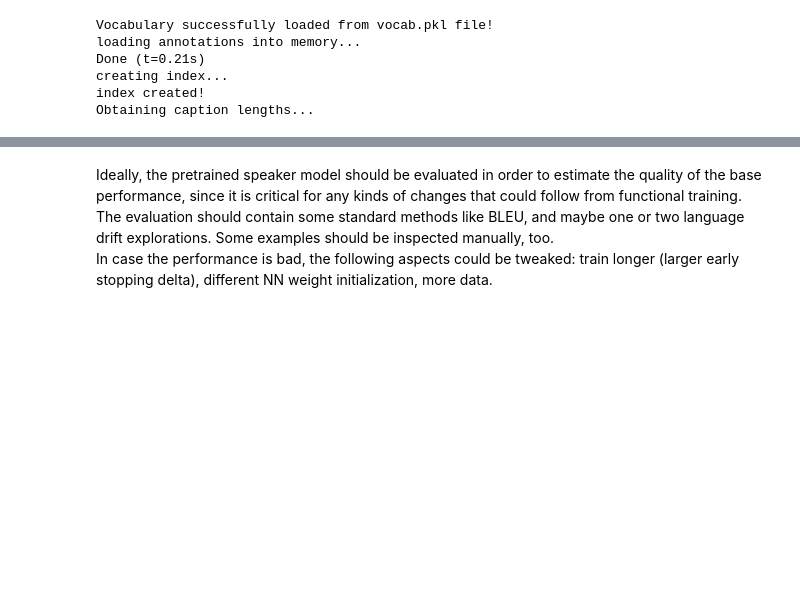
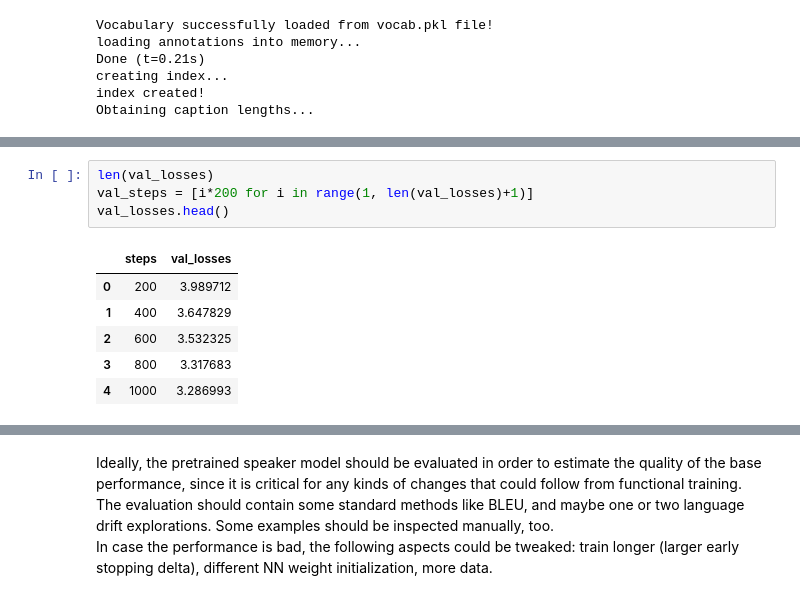
Before and after one commit to polina-tsvilodub/mSc-thesis, a Jupyter notebook: code/src/notebooks/baseline_exploration.ipynb, the cells around one changed output, grey strips where cells are left out. Drawn from its saved outputs; the diff is of its cells as text; blank space fills up the shorter version.

```diff
--- a/code/src/notebooks/baseline_exploration.ipynb
+++ b/code/src/notebooks/baseline_exploration.ipynb
@@ -1441,0 +1462,11 @@ example sentence:
+# %%
+len(val_losses)
+val_steps = [i*200 for i in range(1, len(val_losses)+1)]
+val_losses.head()
+# %% [output]
+|  | steps | val_losses |
+| 0 | 200 | 3.989712 |
+| 1 | 400 | 3.647829 |
+| 2 | 600 | 3.532325 |
+| 3 | 800 | 3.317683 |
+| 4 | 1000 | 3.286993 |
```
Also changed, not shown: parts of 12 cells of this notebook, 4 other files.
